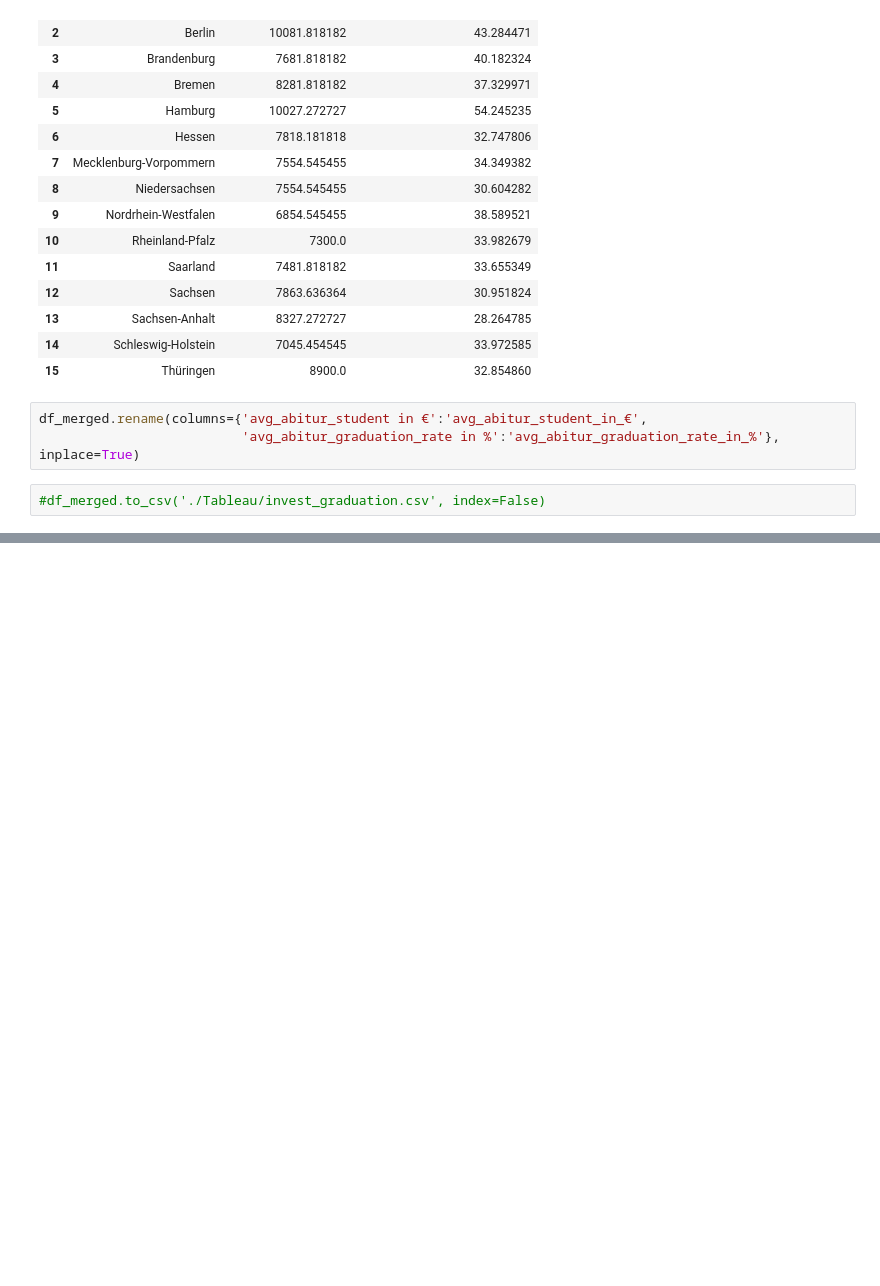
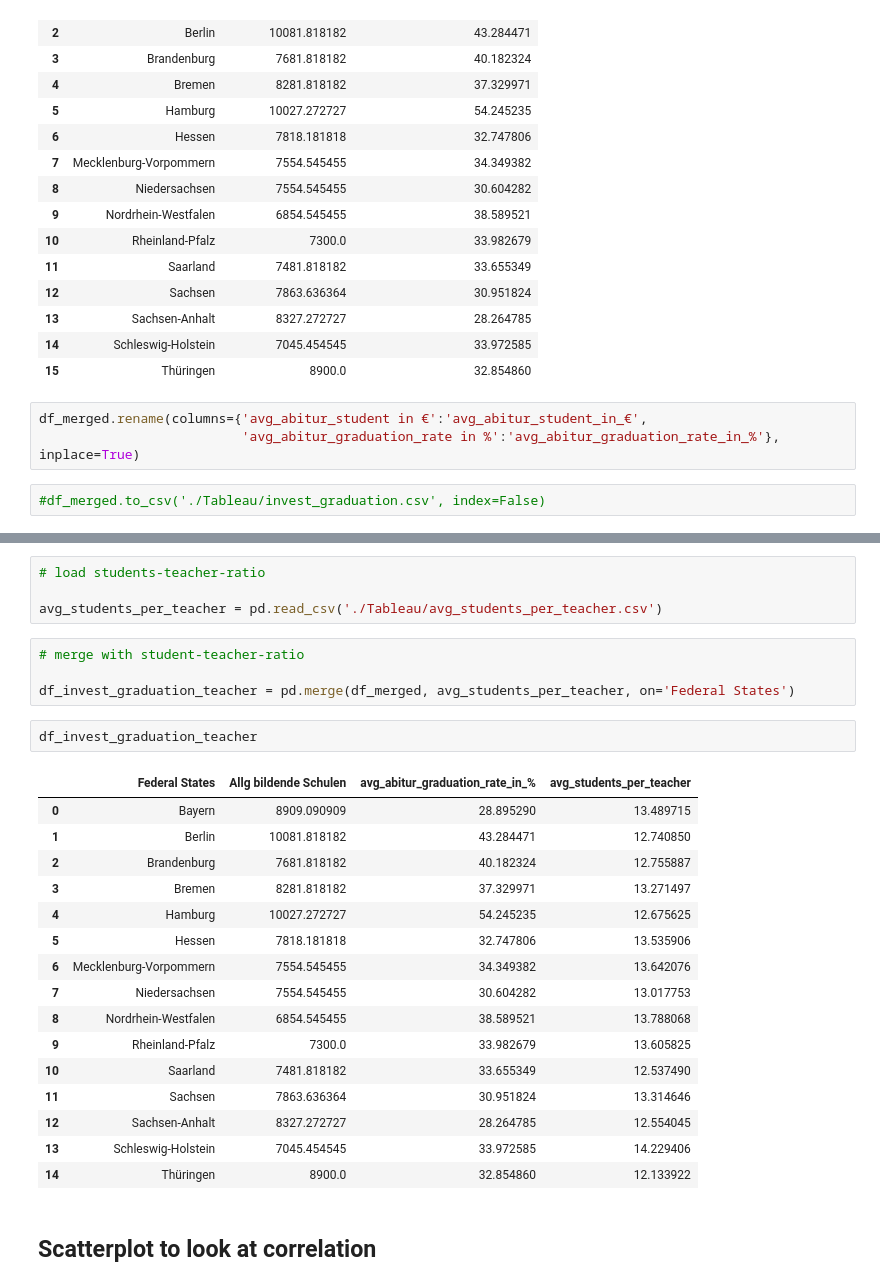
Before and after one commit to Stargazer-ger/capstone_project_hh_23_1, a Jupyter notebook: ausgaben_kk1_dr.ipynb, the cells around one changed output, grey strips where cells are left out. Cells and saved outputs as stored; diff of their text form; blank space fills up the shorter version.

```diff
--- a/ausgaben_kk1_dr.ipynb
+++ b/ausgaben_kk1_dr.ipynb
@@ -244,0 +326,29 @@ df_merged.rename(columns={'avg_abitur_student in €':'avg_abitur_student_in_€
+# %%
+# load students-teacher-ratio
+
+avg_students_per_teacher = pd.read_csv('./Tableau/avg_students_per_teacher.csv')
+# %%
+# merge with student-teacher-ratio
+
+df_invest_graduation_teacher = pd.merge(df_merged, avg_students_per_teacher, on='Federal States')
+# %%
+df_invest_graduation_teacher
+# %% [output]
+|  | Federal States | Allg bildende Schulen | avg_abitur_graduation_rate_in_% | avg_students_per_teacher |
+| 0 | Bayern | 8909.090909 | 28.895290 | 13.489715 |
+| 1 | Berlin | 10081.818182 | 43.284471 | 12.740850 |
+| 2 | Brandenburg | 7681.818182 | 40.182324 | 12.755887 |
+| 3 | Bremen | 8281.818182 | 37.329971 | 13.271497 |
+| 4 | Hamburg | 10027.272727 | 54.245235 | 12.675625 |
+| 5 | Hessen | 7818.181818 | 32.747806 | 13.535906 |
+| 6 | Mecklenburg-Vorpommern | 7554.545455 | 34.349382 | 13.642076 |
+| 7 | Niedersachsen | 7554.545455 | 30.604282 | 13.017753 |
+| 8 | Nordrhein-Westfalen | 6854.545455 | 38.589521 | 13.788068 |
+| 9 | Rheinland-Pfalz | 7300.0 | 33.982679 | 13.605825 |
+| 10 | Saarland | 7481.818182 | 33.655349 | 12.537490 |
+| 11 | Sachsen | 7863.636364 | 30.951824 | 13.314646 |
+| 12 | Sachsen-Anhalt | 8327.272727 | 28.264785 | 12.554045 |
+| 13 | Schleswig-Holstein | 7045.454545 | 33.972585 | 14.229406 |
+| 14 | Thüringen | 8900.0 | 32.854860 | 12.133922 |
+# %% [markdown]
+## Scatterplot to look at correlation
```
Also changed, not shown: parts of 19 cells of this notebook, 6 other files.
